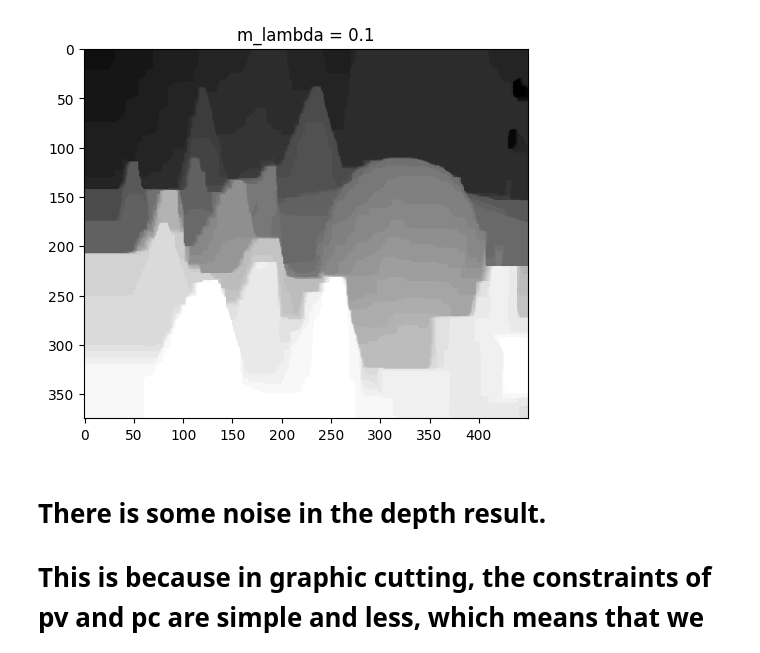
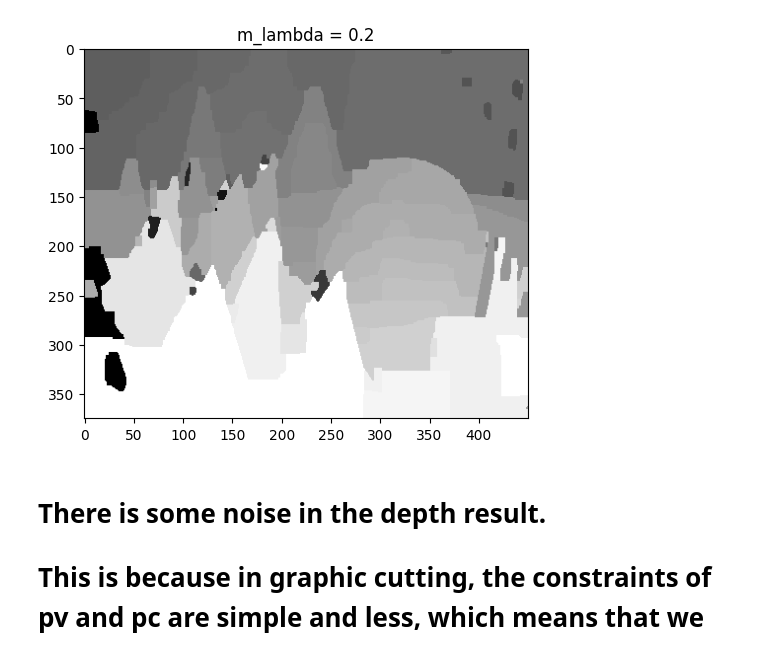
Before and after one commit to frankRenlf/ee5731_visualcomputing, a Jupyter notebook: ca2/part2.ipynb, the cells around one changed output. Saved outputs shown, nothing was run; the diff lists cells and outputs as text; code cells hidden in the pictures.

```diff
--- a/ca2/part2.ipynb
+++ b/ca2/part2.ipynb
@@ -5,9 +5,6 @@ import matplotlib
 import numpy as np
 from gco import pygco
 # %%
-# def dist(c1, c2):
-#     return (abs(c1[0]-c2[0])+abs(c1[1]-c2[1])+abs(c1[2]-c2[2]))/3
-
 def dist(patch1, patch2):
     pixel_count = patch1.size
     _patch1 = patch1.flatten()
@@ -23,21 +20,18 @@ def dist(patch1, patch2):
 leftImg = cv.imread('data/im2.png')
 rightImg = cv.imread('data/im6.png')
 
-leftImg = cv.cvtColor(leftImg, cv.COLOR_BGR2GRAY)
-rightImg = cv.cvtColor(rightImg, cv.COLOR_BGR2GRAY)
+leftImg = cv.cvtColor(leftImg, cv.COLOR_BGR2RGB)
+rightImg = cv.cvtColor(rightImg, cv.COLOR_BGR2RGB)
 newImg = leftImg
 
-num_label = 70
+num_label = 50
 
 H = leftImg.shape[0]  #height of img
 W = leftImg.shape[1]  #width of img
 
 unary = np.zeros([H, W, num_label])
 pairwise = (1 - np.eye(num_label))
-for i in range(num_label):
-    for j in range(num_label):
-        if i != j:
-            pairwise[i][j] = abs(i - j)
+
 for y in range(0, H):
     for x in range(0, W):
         for i in range(0, num_label):
@@ -48,16 +42,15 @@ for y in range(0, H):
                 c2 = rightImg[y][0]
             unary[y][x][i] = dist(c1, c2) / 255
 # %%
-lambda_data = [0.1, 0.2, 0.3, 0.4, 0.5]
-for m_lambda in lambda_data:
-    n_labels = pygco.cut_grid_graph_simple(unary, pairwise * m_lambda, n_iter=-1)
-    n_labels = n_labels.reshape(H, W)
+m_lambda = 0.2
+n_labels = pygco.cut_grid_graph_simple(unary, pairwise * m_lambda, n_iter=-1)
+n_labels = n_labels.reshape(H, W)
 
-    plt.imshow(n_labels, cmap='gray')
-    plt.title('m_lambda = 0.1')
-    plt.show()
+plt.imshow(n_labels, cmap='gray')
+plt.title(f'm_lambda = {m_lambda}')
+plt.show()
 # %% [output]
-[figure, old version]
+[figure, new version]
 # %% [markdown]
 # There is some noise in the depth result.
 #
```
Also changed, not shown: parts of 1 cell of this notebook.
